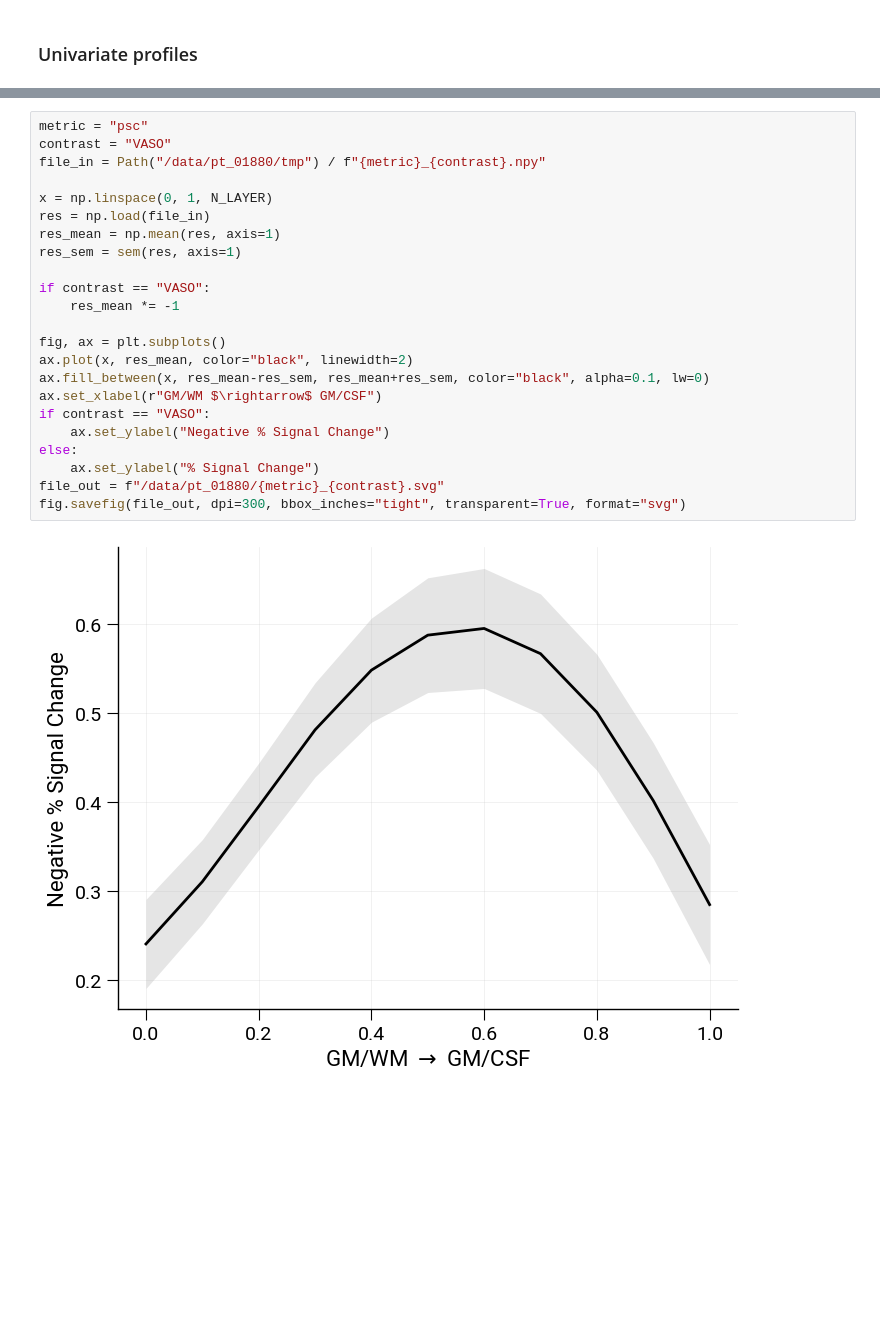
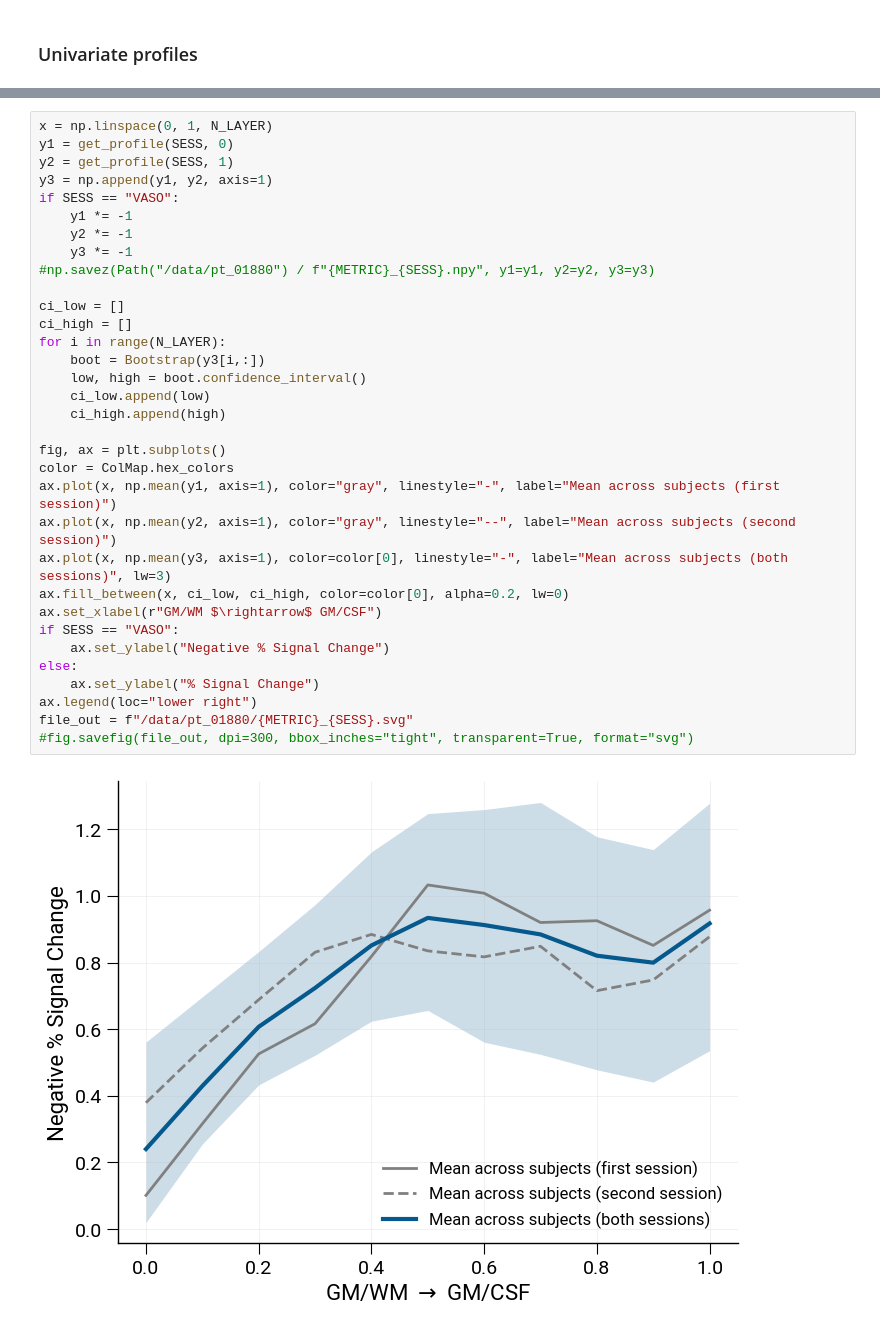
Before and after one commit to haenelt/odc, a Jupyter notebook: notebooks/univariate_profile.ipynb, the cells around one changed output, grey strips where cells are left out. Drawn from its saved outputs; the diff is of its cells as text; blank space fills up the shorter version.

```diff
--- a/notebooks/univariate_profile.ipynb
+++ b/notebooks/univariate_profile.ipynb
@@ -97,25 +91,35 @@ np.save(Path(DIR_OUT) / f"{metric}_{contrast}.npy", res)
-# %%
-metric = "psc"
-contrast = "VASO"
-file_in = Path("/data/pt_01880/tmp") / f"{metric}_{contrast}.npy"
-
-x = np.linspace(0, 1, N_LAYER)
-res = np.load(file_in)
-res_mean = np.mean(res, axis=1)
-res_sem = sem(res, axis=1)
-
-if contrast == "VASO":
-    res_mean *= -1
-
-fig, ax = plt.subplots()
-ax.plot(x, res_mean, color="black", linewidth=2)
-ax.fill_between(x, res_mean-res_sem, res_mean+res_sem, color="black", alpha=0.1, lw=0)
-ax.set_xlabel(r"GM/WM $\rightarrow$ GM/CSF")
-if contrast == "VASO":
-    ax.set_ylabel("Negative % Signal Change")
-else:
-    ax.set_ylabel("% Signal Change")
-file_out = f"/data/pt_01880/{metric}_{contrast}.svg"
-fig.savefig(file_out, dpi=300, bbox_inches="tight", transparent=True, format="svg")
-# %% [output]
-[figure, removed]
+# %%
+x = np.linspace(0, 1, N_LAYER)
+y1 = get_profile(SESS, 0)
+y2 = get_profile(SESS, 1)
+y3 = np.append(y1, y2, axis=1)
+if SESS == "VASO":
+    y1 *= -1
+    y2 *= -1
+    y3 *= -1
+#np.savez(Path("/data/pt_01880") / f"{METRIC}_{SESS}.npy", y1=y1, y2=y2, y3=y3)
+
+ci_low = []
+ci_high = []
+for i in range(N_LAYER):
+    boot = Bootstrap(y3[i,:])
+    low, high = boot.confidence_interval()
+    ci_low.append(low)
+    ci_high.append(high)
+
+fig, ax = plt.subplots()
+color = ColMap.hex_colors
+ax.plot(x, np.mean(y1, axis=1), color="gray", linestyle="-", label="Mean across subjects (first session)")
+ax.plot(x, np.mean(y2, axis=1), color="gray", linestyle="--", label="Mean across subjects (second session)")
+ax.plot(x, np.mean(y3, axis=1), color=color[0], linestyle="-", label="Mean across subjects (both sessions)", lw=3)
+ax.fill_between(x, ci_low, ci_high, color=color[0], alpha=0.2, lw=0)
+ax.set_xlabel(r"GM/WM $\rightarrow$ GM/CSF")
+if SESS == "VASO":
+    ax.set_ylabel("Negative % Signal Change")
+else:
+    ax.set_ylabel("% Signal Change")
+ax.legend(loc="lower right")
+file_out = f"/data/pt_01880/{METRIC}_{SESS}.svg"
+#fig.savefig(file_out, dpi=300, bbox_inches="tight", transparent=True, format="svg")
+# %% [output]
+[figure, added]
```
Also changed, not shown: parts of 4 cells of this notebook, 11 other files.
